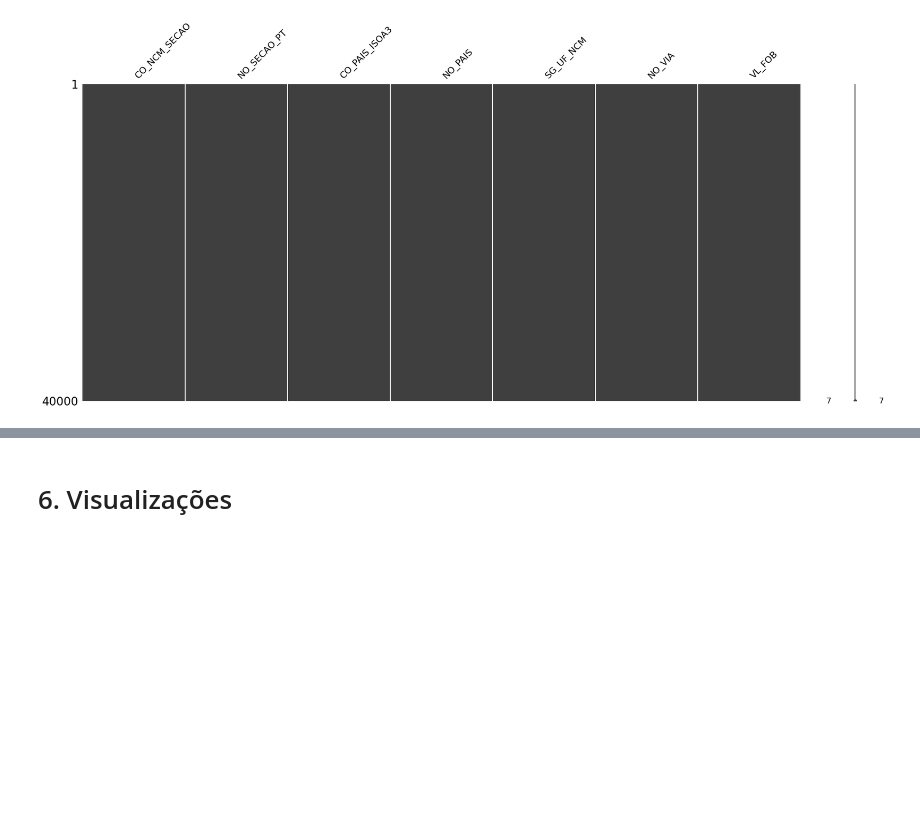
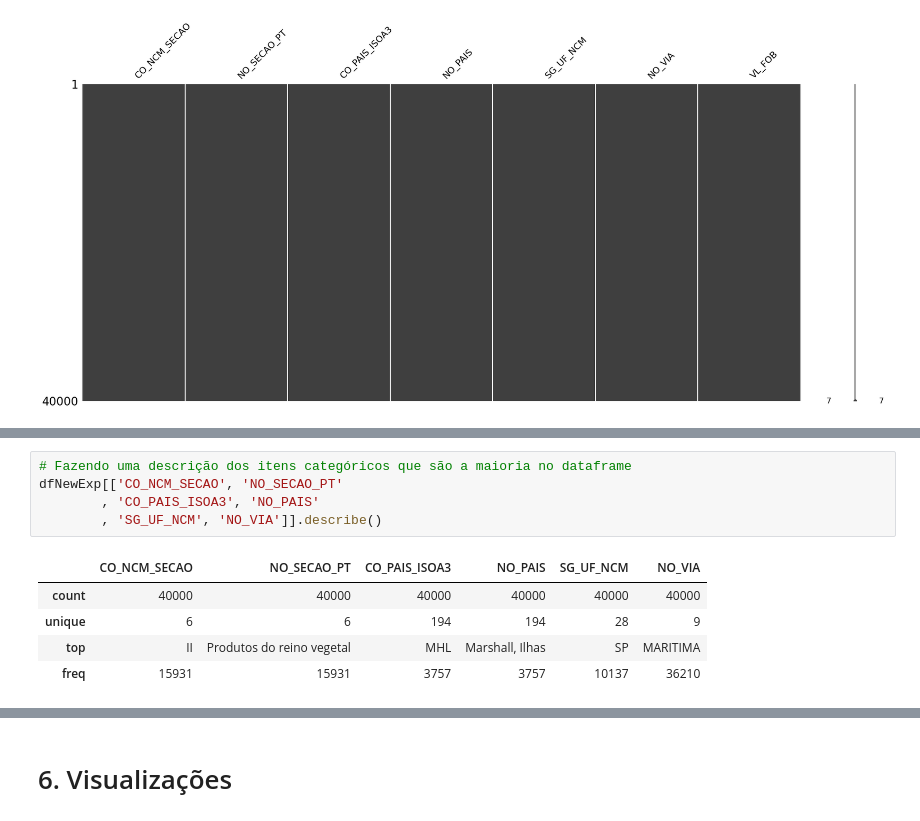
Before and after one commit to jasantos1976/pucrioMVP1, a Jupyter notebook: mvp1.ipynb, the cells around one changed output, grey strips where cells are left out. Saved outputs shown, nothing was run; the diff lists cells and outputs as text; blank space fills up the shorter version.

```diff
--- a/mvp1.ipynb
+++ b/mvp1.ipynb
@@ -424,0 +445,11 @@ ms.matrix(dfNewExp)
+# %%
+# Fazendo uma descrição dos itens categóricos que são a maioria no dataframe
+dfNewExp[['CO_NCM_SECAO', 'NO_SECAO_PT'
+        , 'CO_PAIS_ISOA3', 'NO_PAIS'
+        , 'SG_UF_NCM', 'NO_VIA']].describe()
+# %% [output]
+|  | CO_NCM_SECAO | NO_SECAO_PT | CO_PAIS_ISOA3 | NO_PAIS | SG_UF_NCM | NO_VIA |
+| count | 40000 | 40000 | 40000 | 40000 | 40000 | 40000 |
+| unique | 6 | 6 | 194 | 194 | 28 | 9 |
+| top | II | Produtos do reino vegetal | MHL | Marshall, Ilhas | SP | MARITIMA |
+| freq | 15931 | 15931 | 3757 | 3757 | 10137 | 36210 |
```
Also changed, not shown: parts of 12 cells of this notebook.
